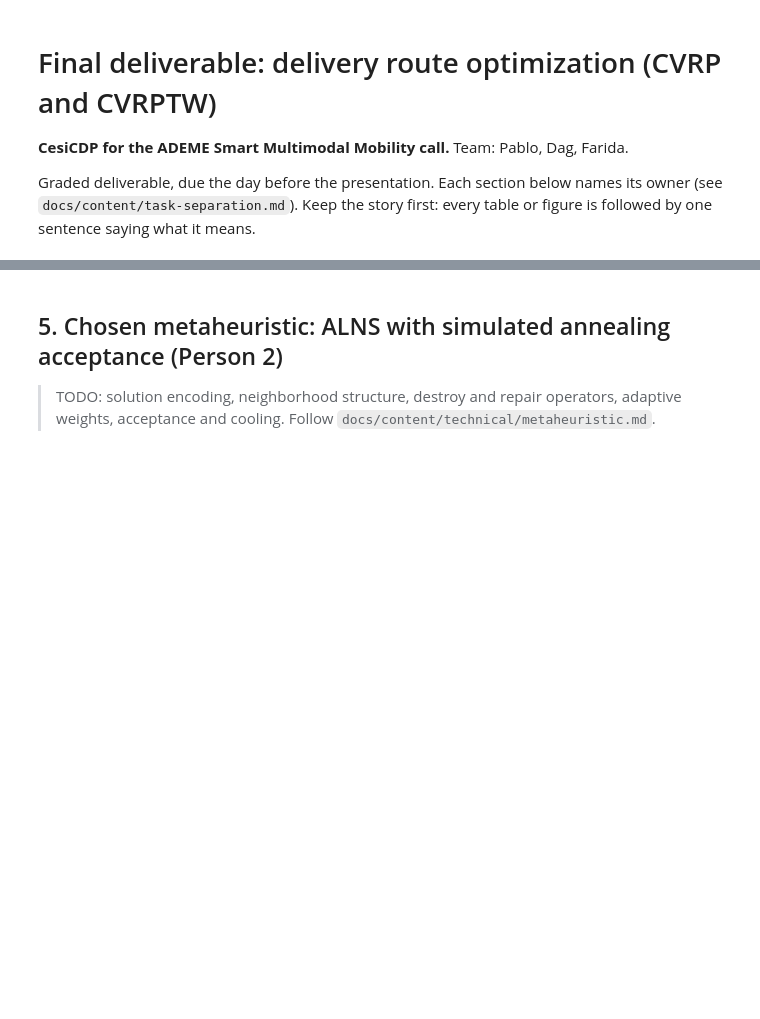
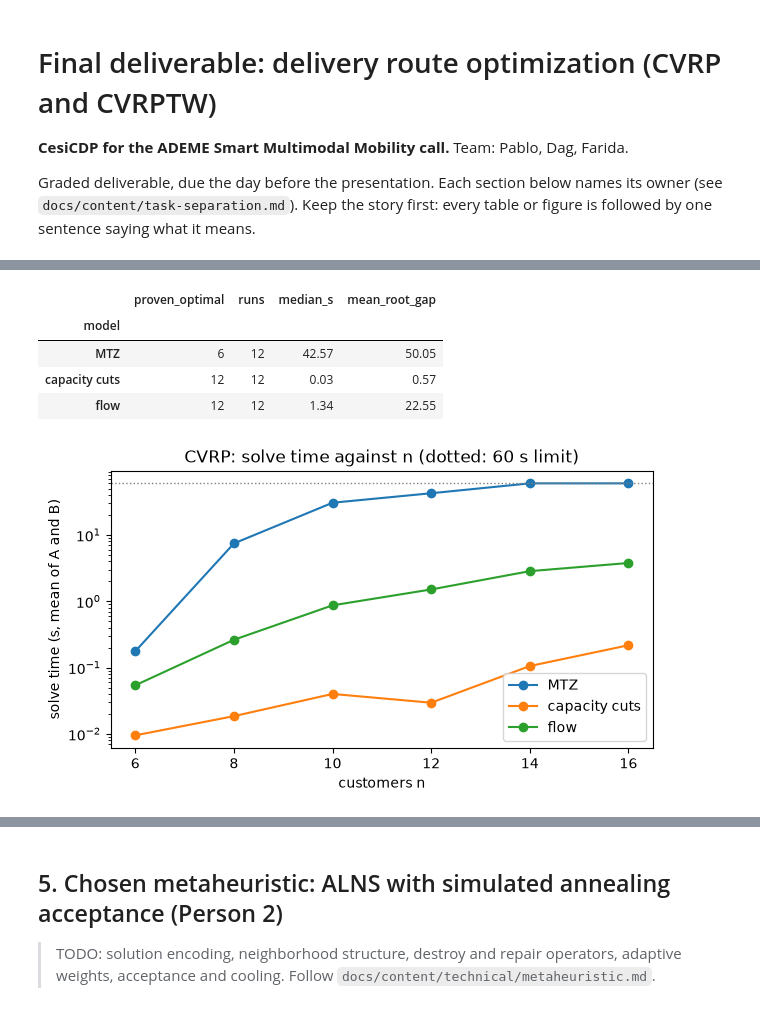
Before and after one commit to zzaved/cesi-cvrp-metaheuristics, a Jupyter notebook: notebooks/02_final_deliverable.ipynb, the cells around one changed output, grey strips where cells are left out. Cells and saved outputs as stored; diff of their text form; code cells hidden in the pictures; blank space fills up the shorter version.

Commit message:
docs(notebook): final deliverable sections 1 to 4 (model, complexity, ILP, exact study)

```diff
--- a/notebooks/02_final_deliverable.ipynb
+++ b/notebooks/02_final_deliverable.ipynb
@@ -21,0 +225,35 @@ sentence saying what it means.
+# %%
+import matplotlib.pyplot as plt
+
+RES = ROOT / "results"
+cvrp = pd.read_csv(RES / "exact_cvrp.csv")
+tw = pd.read_csv(RES / "exact_cvrptw.csv")
+td = pd.read_csv(RES / "exact_traffic.csv")
+for df in (cvrp, tw, td):
+    df["root_gap"] = (100 * (df.objective - df.lp_bound) / df.objective).clip(lower=0)
+    df["optimal"] = df.status.eq("Optimal")
+
+t41 = cvrp.groupby("model").agg(
+    proven_optimal=("optimal", "sum"),
+    runs=("optimal", "size"),
+    median_s=("seconds", "median"),
+    mean_root_gap=("root_gap", "mean"),
+)
+display(t41.round(2))
+
+fig, ax = plt.subplots(figsize=(7, 3.6))
+for model, g in cvrp.groupby("model"):
+    m = g.groupby("n").seconds.mean()
+    ax.plot(m.index, m.values, marker="o", label=model)
+ax.axhline(60, color="grey", ls=":", lw=1)
+ax.set(yscale="log", xlabel="customers n", ylabel="solve time (s, mean of A and B)",
+       title="CVRP: solve time against n (dotted: 60 s limit)")
+ax.legend()
+plt.show()
+# %% [output]
+|  | proven_optimal | runs | median_s | mean_root_gap |
+| model |  |  |  |  |
+| MTZ | 6 | 12 | 42.57 | 50.05 |
+| capacity cuts | 12 | 12 | 0.03 | 0.57 |
+| flow | 12 | 12 | 1.34 | 22.55 |
+[figure, added]
```
Also changed, not shown: parts of 15 cells of this notebook.
